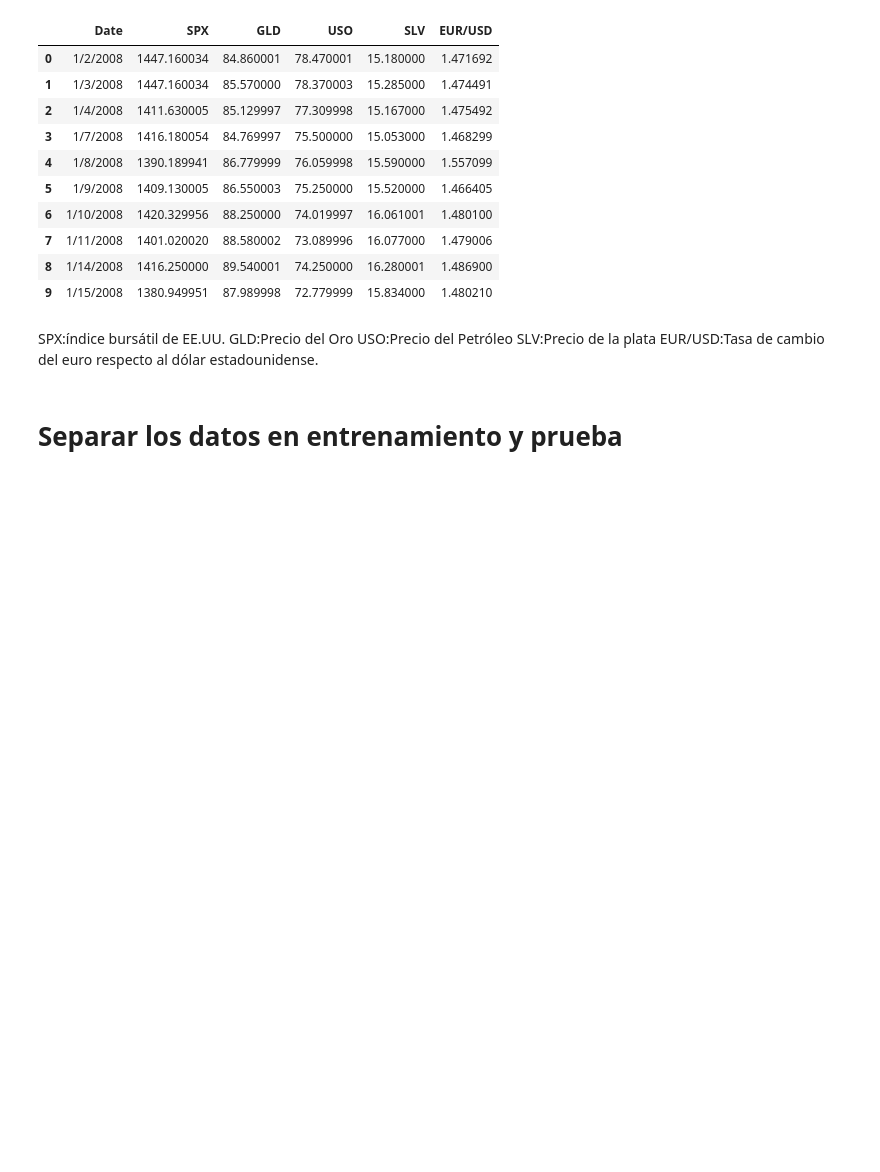
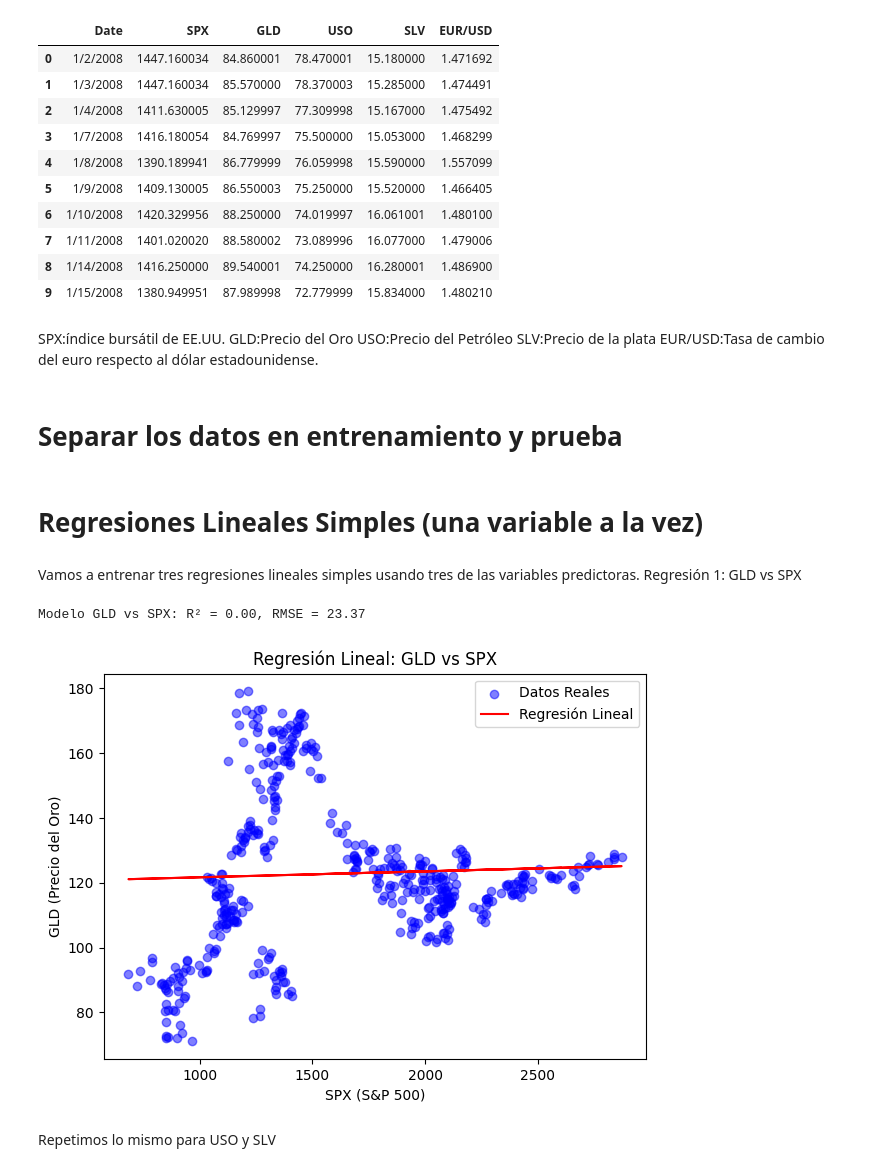
Before and after one commit to AbimaelDD/semestre-2, a Jupyter notebook: Intro_AprendizajeM/proyecto_1erparcial/reporte_RegresionL.ipynb, the cells around one changed output. Cells and saved outputs as stored; diff of their text form; code cells hidden in the pictures; blank space fills up the shorter version.

Commit message:
Hacemos la primera regresión lineal simple

```diff
--- a/Intro_AprendizajeM/proyecto_1erparcial/reporte_RegresionL.ipynb
+++ b/Intro_AprendizajeM/proyecto_1erparcial/reporte_RegresionL.ipynb
@@ -46,3 +46,39 @@ y = datos['GLD']  # Variable objetivo
 
 # Dividir datos en entrenamiento (80%) y prueba (20%)
 X_train, X_test, y_train, y_test = train_test_split(X, y, test_size=0.2, random_state=42)
+# %% [markdown]
+# Regresiones Lineales Simples (una variable a la vez)
+# %% [markdown]
+Vamos a entrenar tres regresiones lineales simples usando tres de las variables predictoras.
+Regresión 1: GLD vs SPX
+# %%
+# Modelo de regresión lineal simple con SPX
+X_train_spx = X_train[['SPX']]
+X_test_spx = X_test[['SPX']]
+
+modelo_spx = LinearRegression()
+modelo_spx.fit(X_train_spx, y_train)
+
+# Predicciones
+y_pred_spx = modelo_spx.predict(X_test_spx)
+
+# Evaluación del modelo
+r2_spx = r2_score(y_test, y_pred_spx)
+rmse_spx = np.sqrt(mean_squared_error(y_test, y_pred_spx))
+
+print(f"Modelo GLD vs SPX: R² = {r2_spx:.2f}, RMSE = {rmse_spx:.2f}")
+
+# Graficar la recta de regresión
+plt.figure(figsize=(7,5))
+plt.scatter(X_test_spx, y_test, label="Datos Reales", color='blue', alpha=0.5)
+plt.plot(X_test_spx, y_pred_spx, color='red', label="Regresión Lineal")
+plt.xlabel("SPX (S&P 500)")
+plt.ylabel("GLD (Precio del Oro)")
+plt.legend()
+plt.title("Regresión Lineal: GLD vs SPX")
+plt.show()
+# %% [output]
+Modelo GLD vs SPX: R² = 0.00, RMSE = 23.37
+[figure, added]
+# %% [markdown]
+ Repetimos lo mismo para USO y SLV
```
